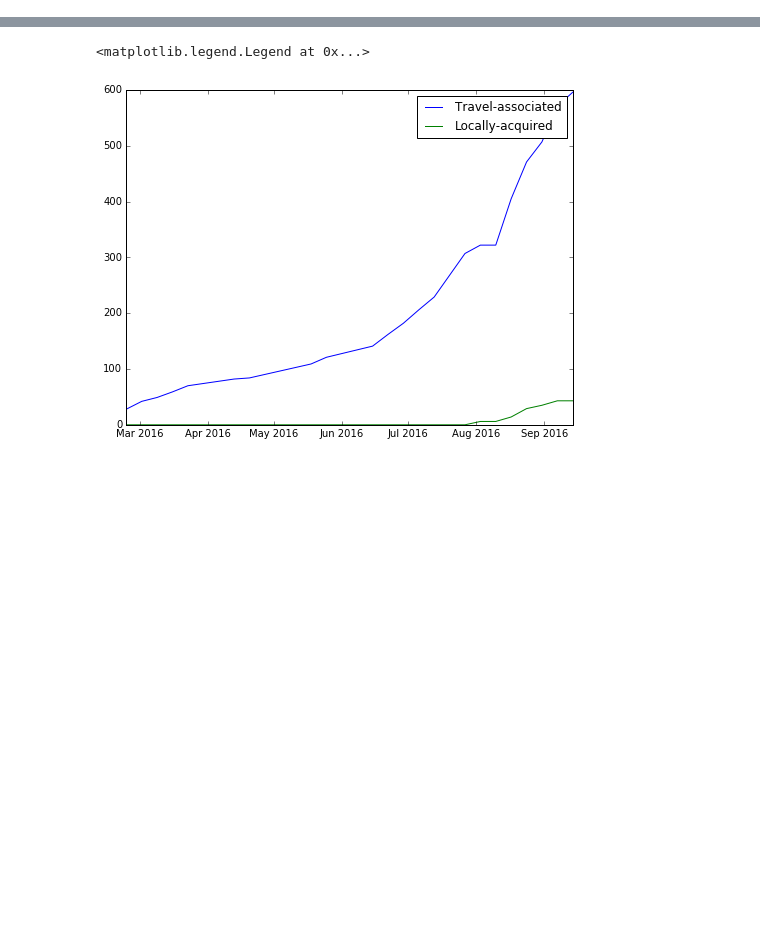
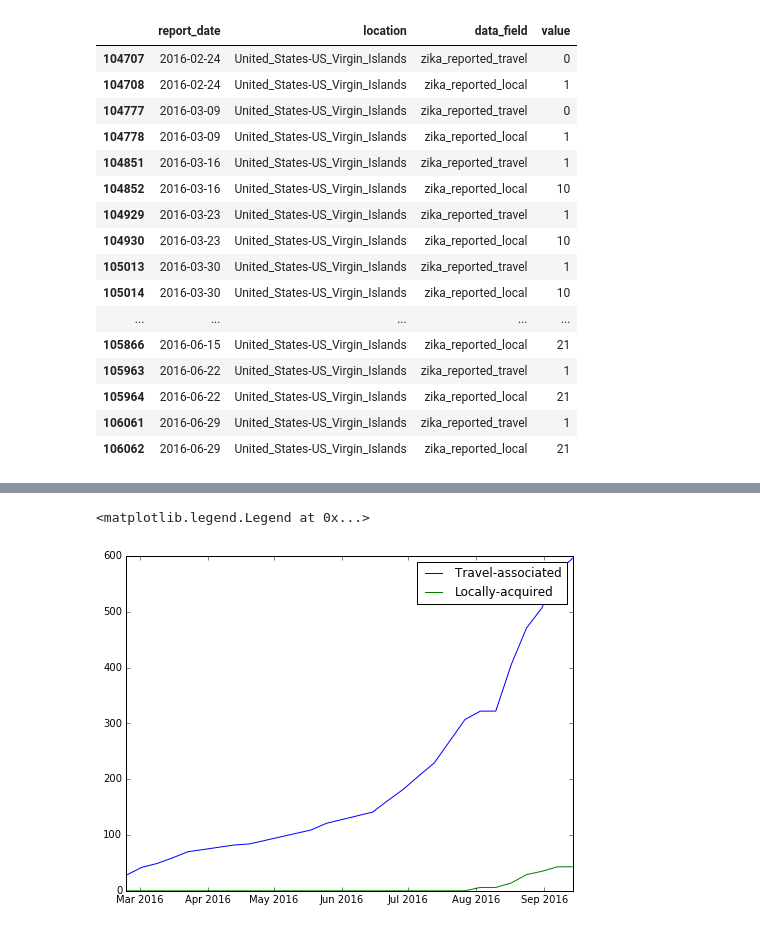
Before and after one commit to aagrawal01/BAH-Zika-Virus-Modeling, a Jupyter notebook: exploration0.ipynb, the cells around one changed output, grey strips where cells are left out. Cells and saved outputs as stored; diff of their text form; code cells hidden in the pictures; blank space fills up the shorter version.

```diff
--- a/exploration0.ipynb
+++ b/exploration0.ipynb
@@ -12,0 +54,20 @@ cdc_zika = pd.read_csv("cdc_zika.csv", usecols=['location','data_field','value']
+# %%
+cdcUSA[cdcUSA.location == 'United_States-US_Virgin_Islands']
+# %% [output]
+|  | report_date | location | data_field | value |
+| 104707 | 2016-02-24 | United_States-US_Virgin_Islands | zika_reported_travel | 0 |
+| 104708 | 2016-02-24 | United_States-US_Virgin_Islands | zika_reported_local | 1 |
+| 104777 | 2016-03-09 | United_States-US_Virgin_Islands | zika_reported_travel | 0 |
+| 104778 | 2016-03-09 | United_States-US_Virgin_Islands | zika_reported_local | 1 |
+| 104851 | 2016-03-16 | United_States-US_Virgin_Islands | zika_reported_travel | 1 |
+| 104852 | 2016-03-16 | United_States-US_Virgin_Islands | zika_reported_local | 10 |
+| 104929 | 2016-03-23 | United_States-US_Virgin_Islands | zika_reported_travel | 1 |
+| 104930 | 2016-03-23 | United_States-US_Virgin_Islands | zika_reported_local | 10 |
+| 105013 | 2016-03-30 | United_States-US_Virgin_Islands | zika_reported_travel | 1 |
+| 105014 | 2016-03-30 | United_States-US_Virgin_Islands | zika_reported_local | 10 |
+| ... | ... | ... | ... | ... |
+| 105866 | 2016-06-15 | United_States-US_Virgin_Islands | zika_reported_local | 21 |
+| 105963 | 2016-06-22 | United_States-US_Virgin_Islands | zika_reported_travel | 1 |
+| 105964 | 2016-06-22 | United_States-US_Virgin_Islands | zika_reported_local | 21 |
+| 106061 | 2016-06-29 | United_States-US_Virgin_Islands | zika_reported_travel | 1 |
+| 106062 | 2016-06-29 | United_States-US_Virgin_Islands | zika_reported_local | 21 |
```
Also changed, not shown: parts of 50 cells of this notebook.
